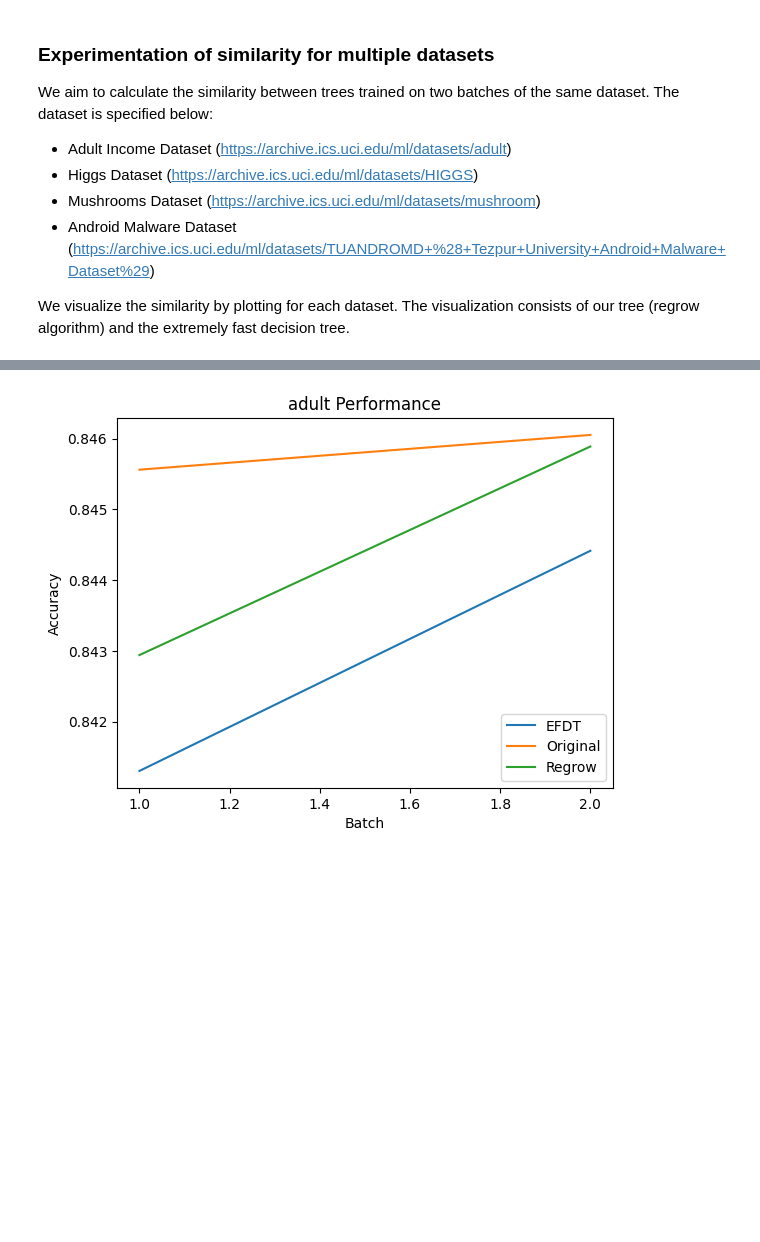
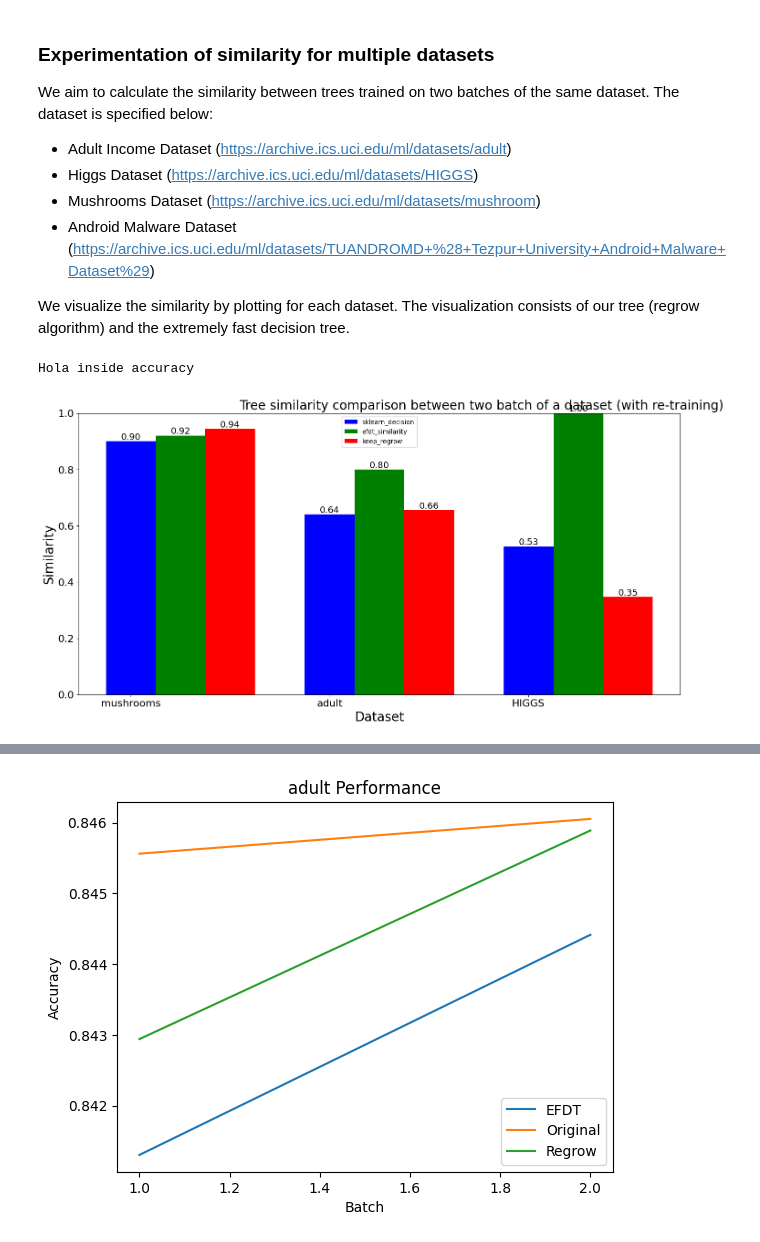
Before and after one commit to a2i2/tree_diff, a Jupyter notebook: notebooks/Evaluation.ipynb, the cells around one changed output, grey strips where cells are left out. Cells and saved outputs as stored; diff of their text form; code cells hidden in the pictures; blank space fills up the shorter version.

```diff
--- a/notebooks/Evaluation.ipynb
+++ b/notebooks/Evaluation.ipynb
@@ -466,0 +446,21 @@ efdt_similarity = {name: sim2}
+# %%
+# This is for the similarity metric
+# The model Sklearn and Keep-Regrow doesnot work for data Turndromd, Label
+# Need to fix up the Error in future
+
+
+model = "sklearn"
+sklearn_similarity['WoRT'][name] = compute_performance(name, model, batches, label, features, similar= True, retrain = False)[model]
+sklearn_similarity['WRT'][name] = compute_performance(name, model, batches, label, features, similar= True, retrain = True)[model]
+
+
+model = "keep-regrow"
+keep_regrow_similarity['WoRT'][name] = compute_performance(name, model, batches, label, features,similar= True, retrain = False)[model]
+keep_regrow_similarity['WRT'][name] = compute_performance(name, model, batches, label, features,similar=True, retrain = True)[model]
+
+
+model = "efdt"
+efdt_accuracy['WoRT'][name] = compute_performance(name, model, batches, label, features, similar=True,retrain = False)[model]
+efdt_similarity['WRT'][name] = compute_performance(name, model, batches, label, features, similarity=True,retrain = True)[model]
+# %% [output]
+Hola inside accuracy
@@ -467 +487,38 @@ efdt_similarity = {name: sim2}
+# %%
+data = np.array([list(sklearn_similarity['WRT'].values()),
+                 list(efdt_similarity['WRT'].values()),
+                 list(keep_regrow_similarity['WRT'].values())])
+labels = list(sklearn_similarity['WRT'].keys())
+
+# Define bar width and positions
+bar_width = 0.25
+r1 = np.arange(len(sklearn_similarity['WRT']))
+r2 = [x + bar_width for x in r1]
+r3 = [x + bar_width for x in r2]
+
+# Create grouped bar plot
+fig, ax = plt.subplots(figsize=(17, 8))
+ax.bar(r1, data[0], width=bar_width, color='b', align='center', label='sklearn_decision')
+ax.bar(r2, data[1], width=bar_width, color='g', align='center', label='efdt_similarity')
+ax.bar(r3, data[2], width=bar_width, color='r', align='center', label='keep_regrow')
+ax.set_xticks(range(len(labels)))
+ax.set_xticklabels(labels)
+ax.set_ylim([0, 1])
+ax.legend()
+
+# Annotate values on top of each bar
+for i in range(len(labels)):
+    ax.annotate("{:.2f}".format(data[0][i]), xy=(r1[i], data[0][i]), ha='center', va='bottom',fontsize = 14)
+    ax.annotate("{:.2f}".format(data[1][i]), xy=(r2[i], data[1][i]), ha='center', va='bottom',fontsize = 14)
+    ax.annotate("{:.2f}".format(data[2][i]), xy=(r3[i], data[2][i]), ha='center', va='bottom',fontsize = 14)
+
+plt.xlabel('Dataset',fontsize = 20)
+plt.ylabel('Similarity',fontsize =20)
+ax.set_title('Tree similarity comparison between two batch of a dataset (with re-training)',fontsize= 20)
+ax.title.set_position([0.67, 3])
+plt.xticks(fontsize=16)
+plt.yticks(fontsize=16)
+plt.show()
+# %% [output]
+[figure, added]
 # %%
```
Also changed, not shown: parts of 18 cells of this notebook.
